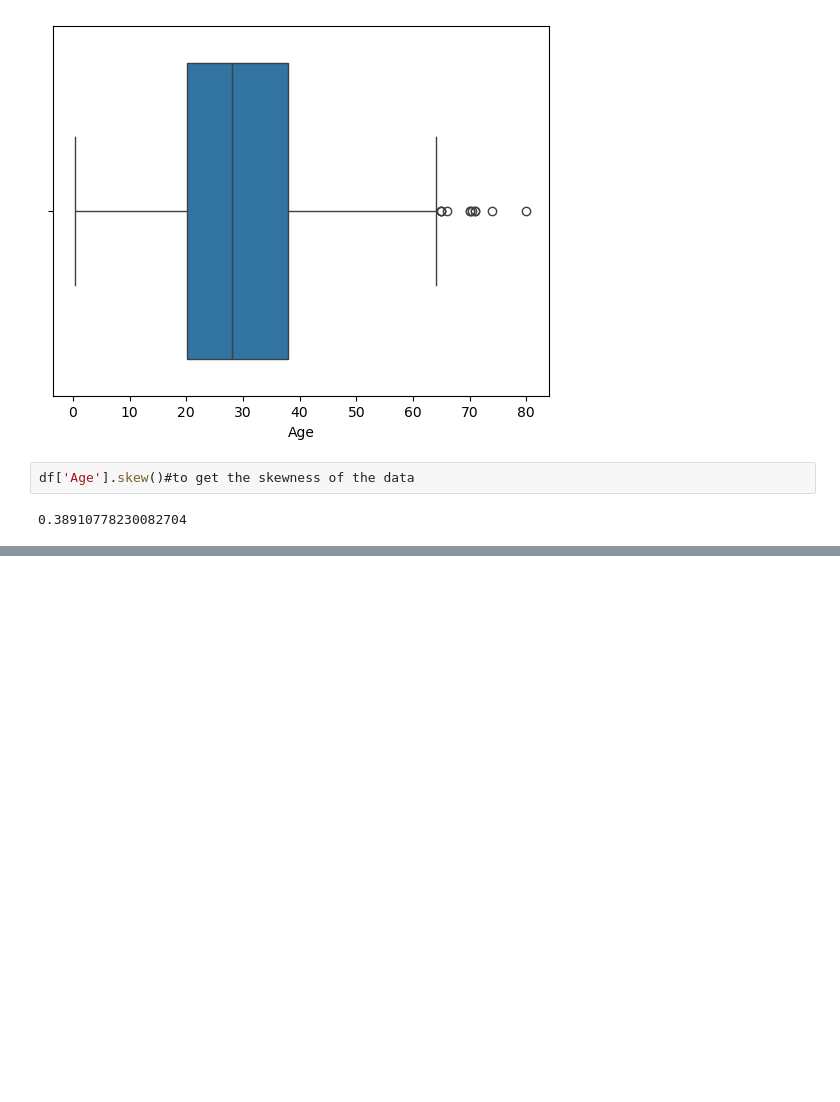
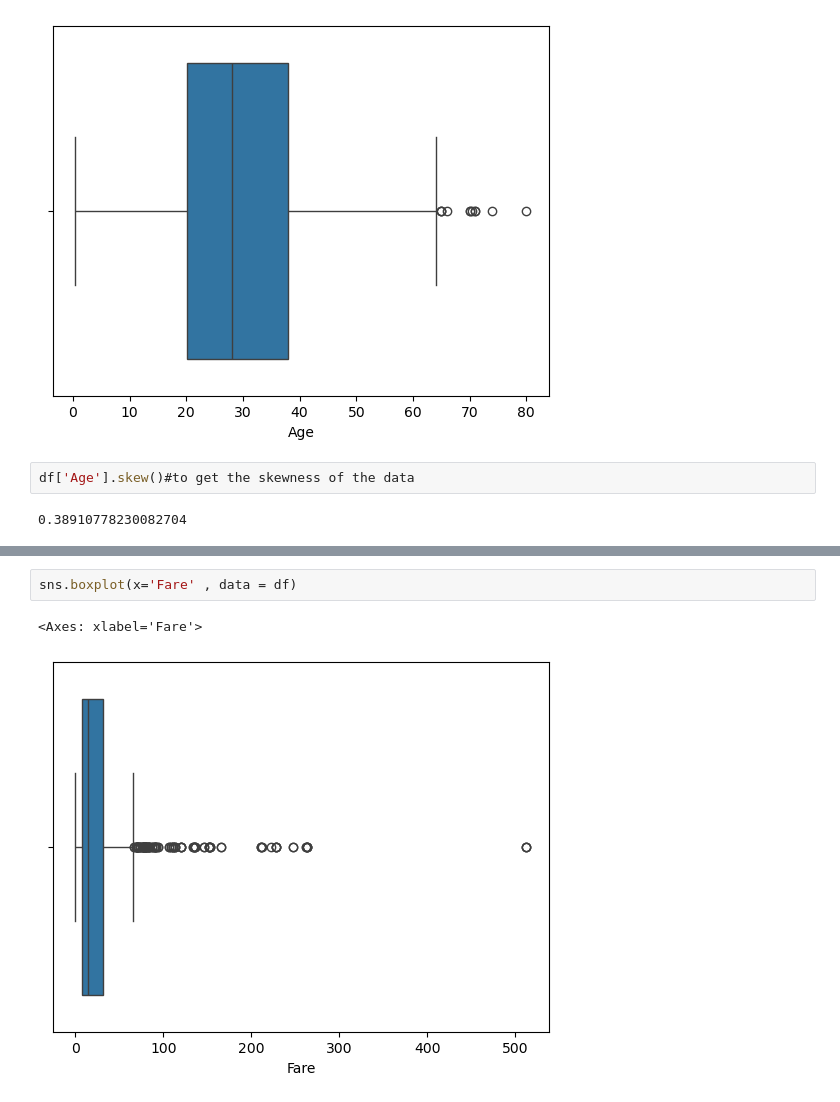
Before and after one commit to Swayam7Garg/ML-learning-journey, a Jupyter notebook: 5/20univariateanalysis.ipynb, the cells around one changed output, grey strips where cells are left out. Saved outputs shown, nothing was run; the diff lists cells and outputs as text; blank space fills up the shorter version.

```diff
--- a/5/20univariateanalysis.ipynb
+++ b/5/20univariateanalysis.ipynb
@@ -83,0 +144,5 @@ df['Age'].skew()#to get the skewness of the data
+# %%
+sns.boxplot(x='Fare' , data = df)
+# %% [output]
+<Axes: xlabel='Fare'>
+[figure, added]
```
Also changed, not shown: parts of 10 cells of this notebook.
